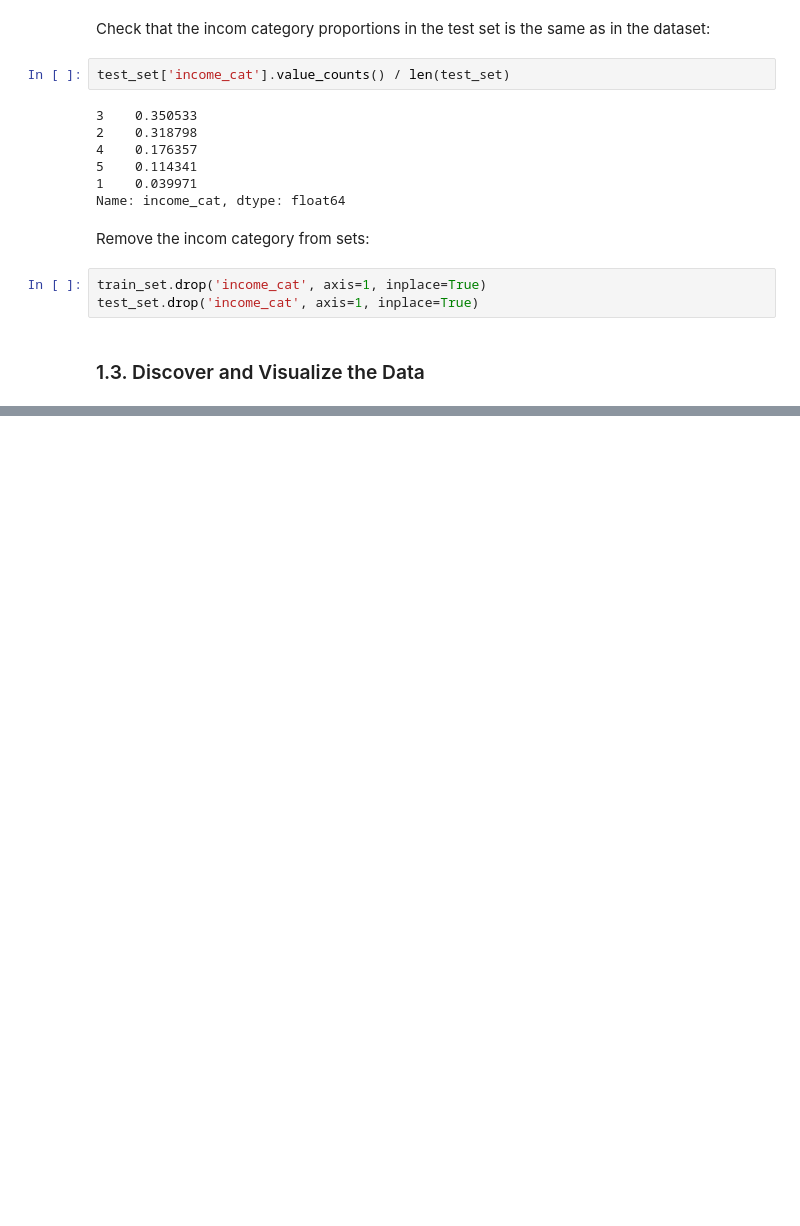
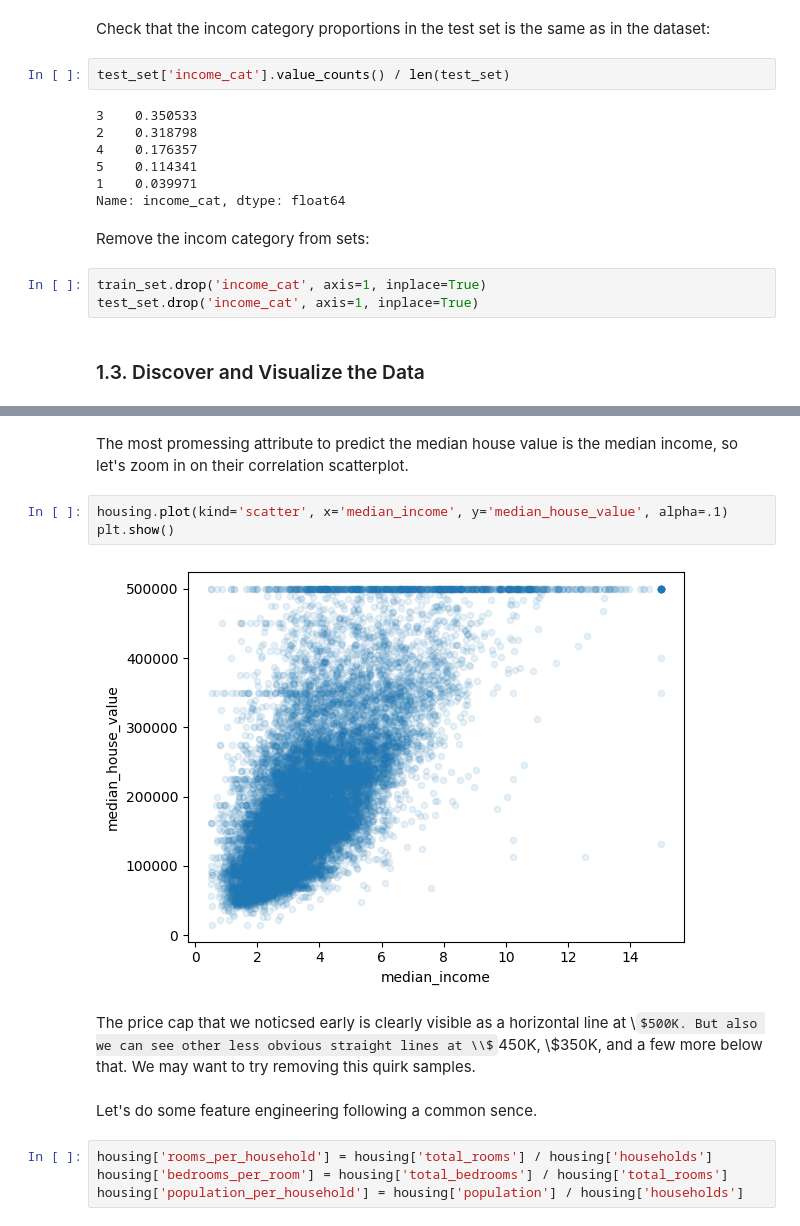
Before and after one commit to neofluar/kaggle, a Jupyter notebook: california_housing/california_housing.ipynb, the cells around one changed output, grey strips where cells are left out. Drawn from its saved outputs; the diff is of its cells as text; some formulas as TeX source; blank space fills up the shorter version.

```diff
--- a/california_housing/california_housing.ipynb
+++ b/california_housing/california_housing.ipynb
@@ -116,0 +173,15 @@ test_set.drop('income_cat', axis=1, inplace=True)
+# %% [markdown]
+The most promessing attribute to predict the median house value is the median income, so let's zoom in on their correlation scatterplot.
+# %%
+housing.plot(kind='scatter', x='median_income', y='median_house_value', alpha=.1)
+plt.show()
+# %% [output]
+[figure, added]
+# %% [markdown]
+The price cap that we noticsed early is clearly visible as a horizontal line at \\$500K. But also we can see other less obvious straight lines at \\$450K, \\$350K, and a few more below that. We may want to try removing this quirk samples.
+# %% [markdown]
+Let's do some feature engineering following a common sence.
+# %%
+housing['rooms_per_household'] = housing['total_rooms'] / housing['households']
+housing['bedrooms_per_room'] = housing['total_bedrooms'] / housing['total_rooms']
+housing['population_per_household'] = housing['population'] / housing['households']
```
Also changed, not shown: parts of 25 cells of this notebook, 1 other file.
